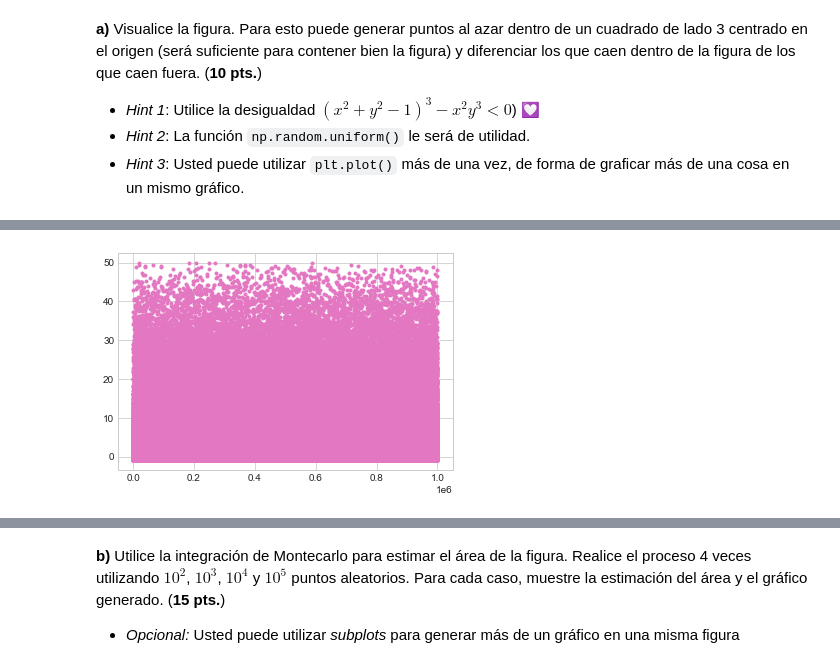
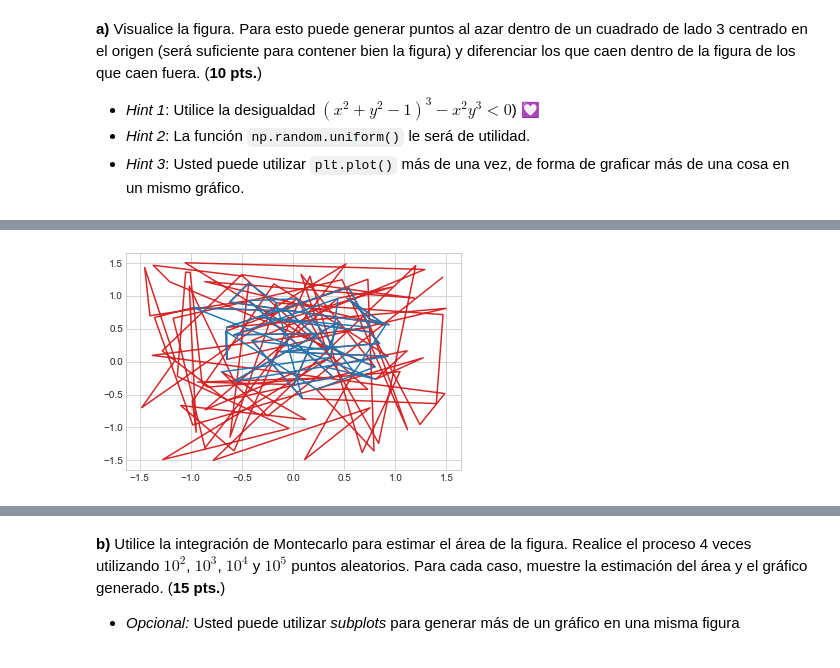
Before and after one commit to Camilo-Duque98/EstadisticaComputacional, a Jupyter notebook: leq1/lec-1.ipynb, the cells around one changed output, grey strips where cells are left out. Cells and saved outputs as stored; diff of their text form; code cells hidden in the pictures.

```diff
--- a/leq1/lec-1.ipynb
+++ b/leq1/lec-1.ipynb
@@ -308,7 +309,18 @@ plt.plot(function(x,y),'.',color = 'tab:green');
-# %%
-x = np.random.uniform(-1.5,1.5,1000000)
-y = np.random.uniform(-1.5,1.5,1000000)
-plt.title('')
-plt.plot(function(x,y),'.',color = 'tab:pink');
-# %% [output]
-[figure, removed]
+# %%
+Nvalues = 100
+x = np.random.uniform(-1.5,1.5,Nvalues)
+y = np.random.uniform(-1.5,1.5,Nvalues)
+valuesX= list()
+valuesY= list()
+ecuation = lambda x,y: np.power((np.power(x,2)+np.power(y,2)-1),3)-np.power(x,2)*np.power(y,3)
+for i in range(Nvalues):
+    if(ecuation(x[i],y[i])<0):
+        valuesX.append(x[i])
+        valuesY.append(y[i])
+Arrayx = np.array(valuesX)
+Arrayy=np.array(valuesY)
+plt.title('')
+plt.plot(x,y,color = 'tab:red')
+plt.plot(Arrayx,Arrayy,color = 'tab:blue');
+# %% [output]
+[figure, added]
```
Also changed, not shown: parts of 14 cells of this notebook.
